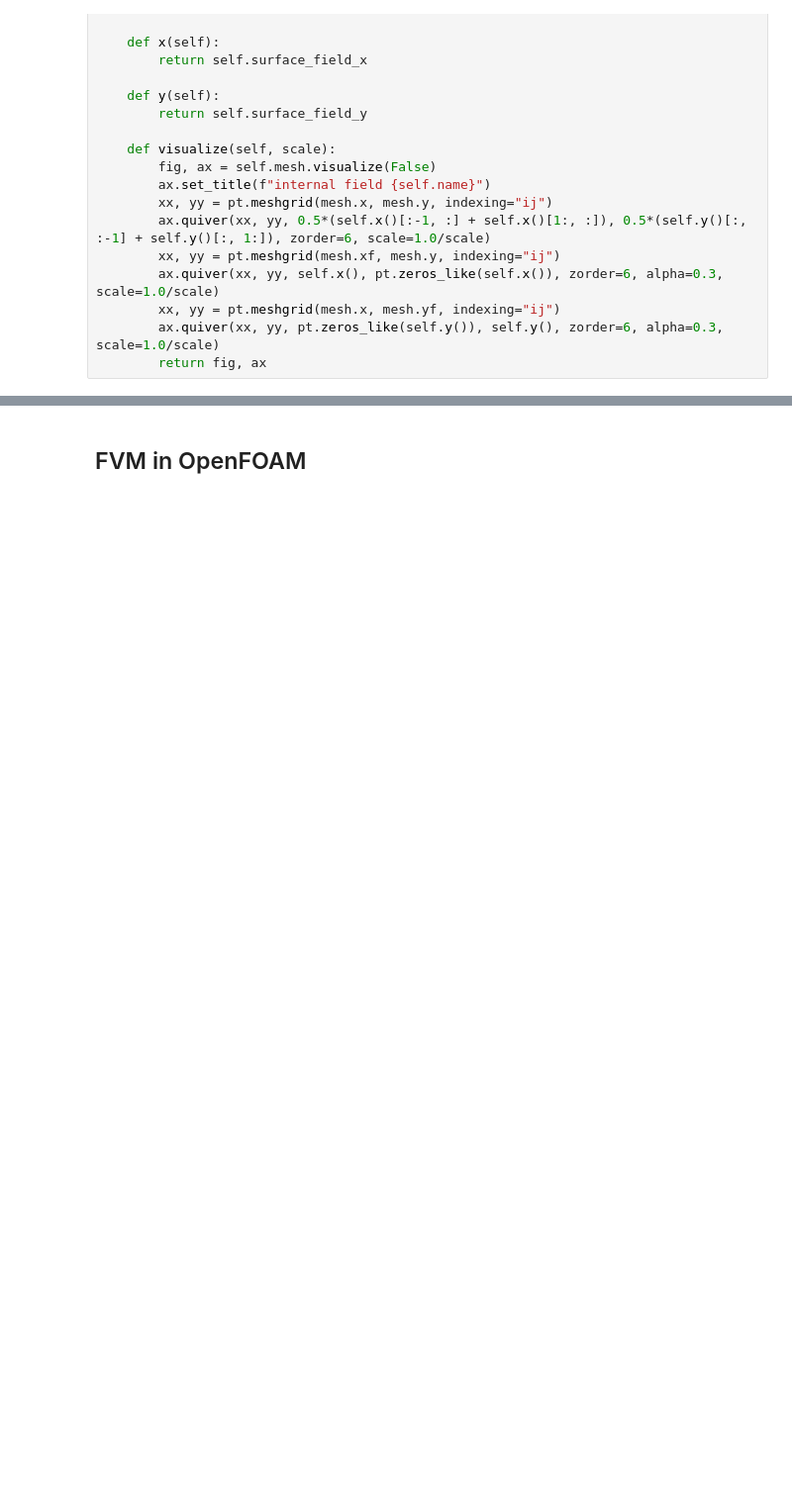
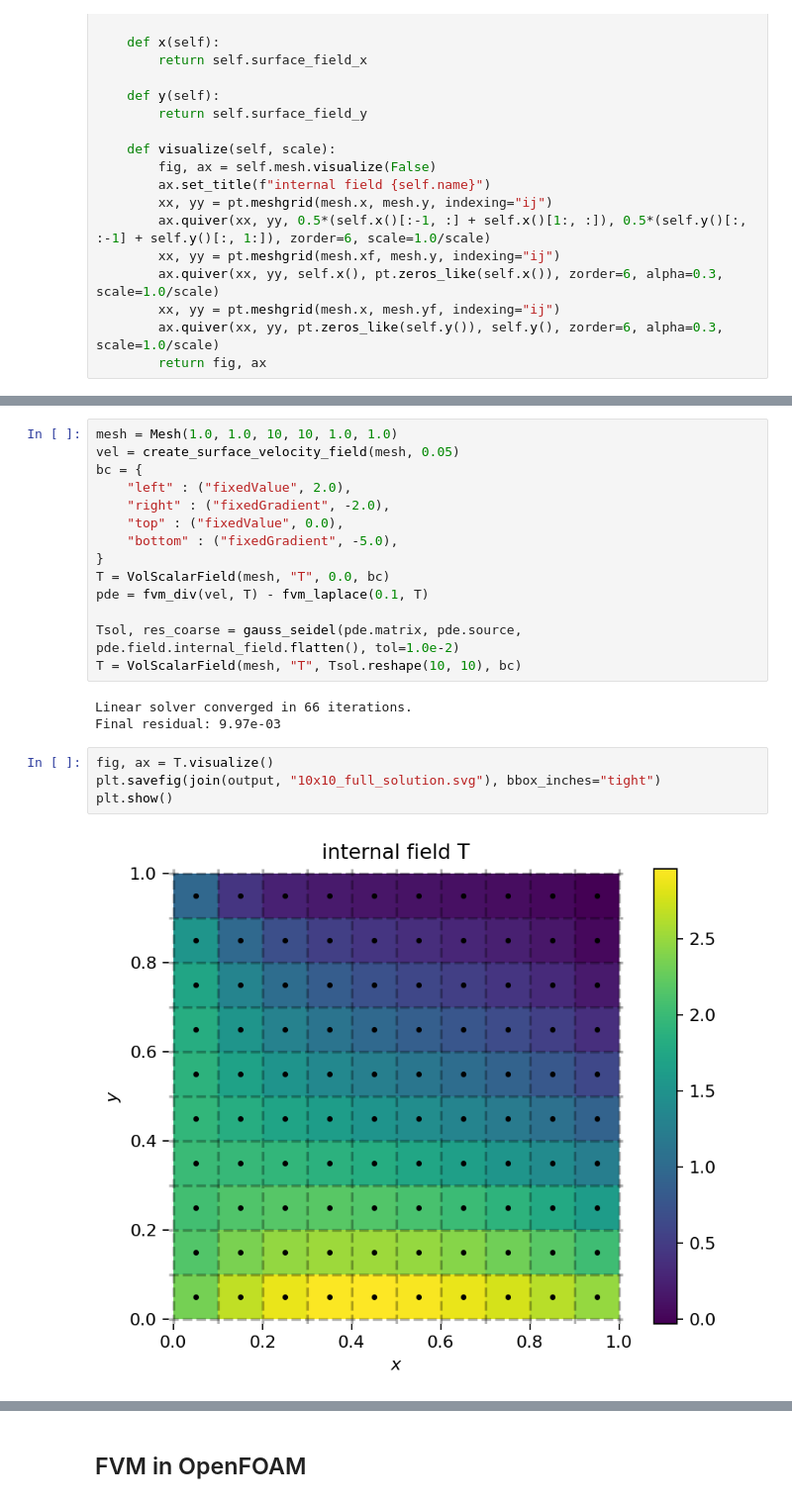
Before and after one commit to AndreWeiner/ml-cfd-lecture, a Jupyter notebook: notebooks/cfd_intro.ipynb, the cells around one changed output, grey strips where cells are left out. Shown at 99% size. Drawn from its saved outputs; the diff is of its cells as text; blank space fills up the shorter version.

```diff
--- a/notebooks/cfd_intro.ipynb
+++ b/notebooks/cfd_intro.ipynb
@@ -728,0 +870,23 @@ plt.show()
+# %%
+mesh = Mesh(1.0, 1.0, 10, 10, 1.0, 1.0)
+vel = create_surface_velocity_field(mesh, 0.05)
+bc = {
+    "left" : ("fixedValue", 2.0),
+    "right" : ("fixedGradient", -2.0),
+    "top" : ("fixedValue", 0.0),
+    "bottom" : ("fixedGradient", -5.0),
+}
+T = VolScalarField(mesh, "T", 0.0, bc)
+pde = fvm_div(vel, T) - fvm_laplace(0.1, T)
+
+Tsol, res_coarse = gauss_seidel(pde.matrix, pde.source, pde.field.internal_field.flatten(), tol=1.0e-2)
+T = VolScalarField(mesh, "T", Tsol.reshape(10, 10), bc)
+# %% [output]
+Linear solver converged in 66 iterations.
+Final residual: 9.97e-03
+# %%
+fig, ax = T.visualize()
+plt.savefig(join(output, "10x10_full_solution.svg"), bbox_inches="tight")
+plt.show()
+# %% [output]
+[figure, added]
```
Also changed, not shown: parts of 16 cells of this notebook, 4 other files.
